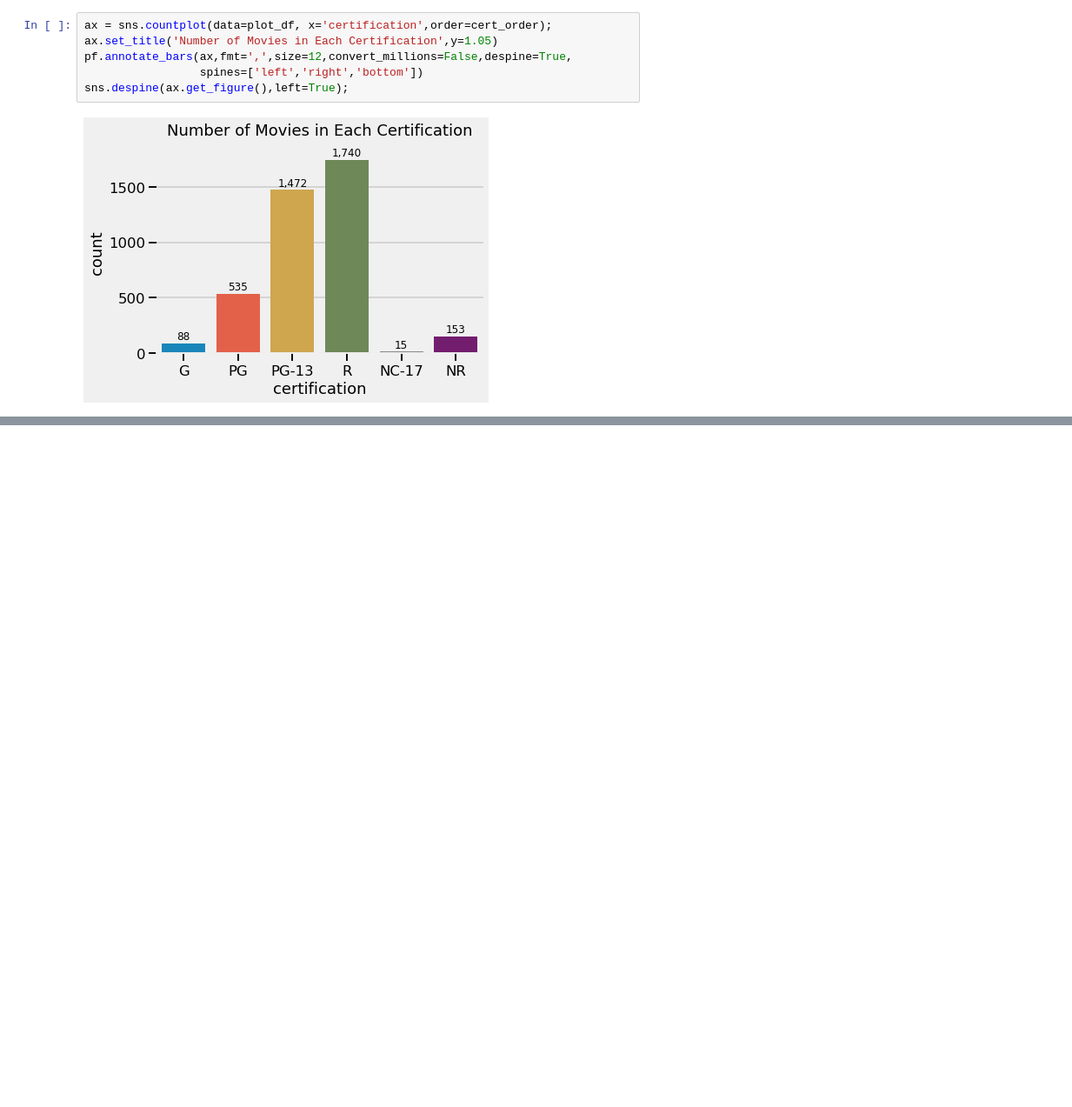
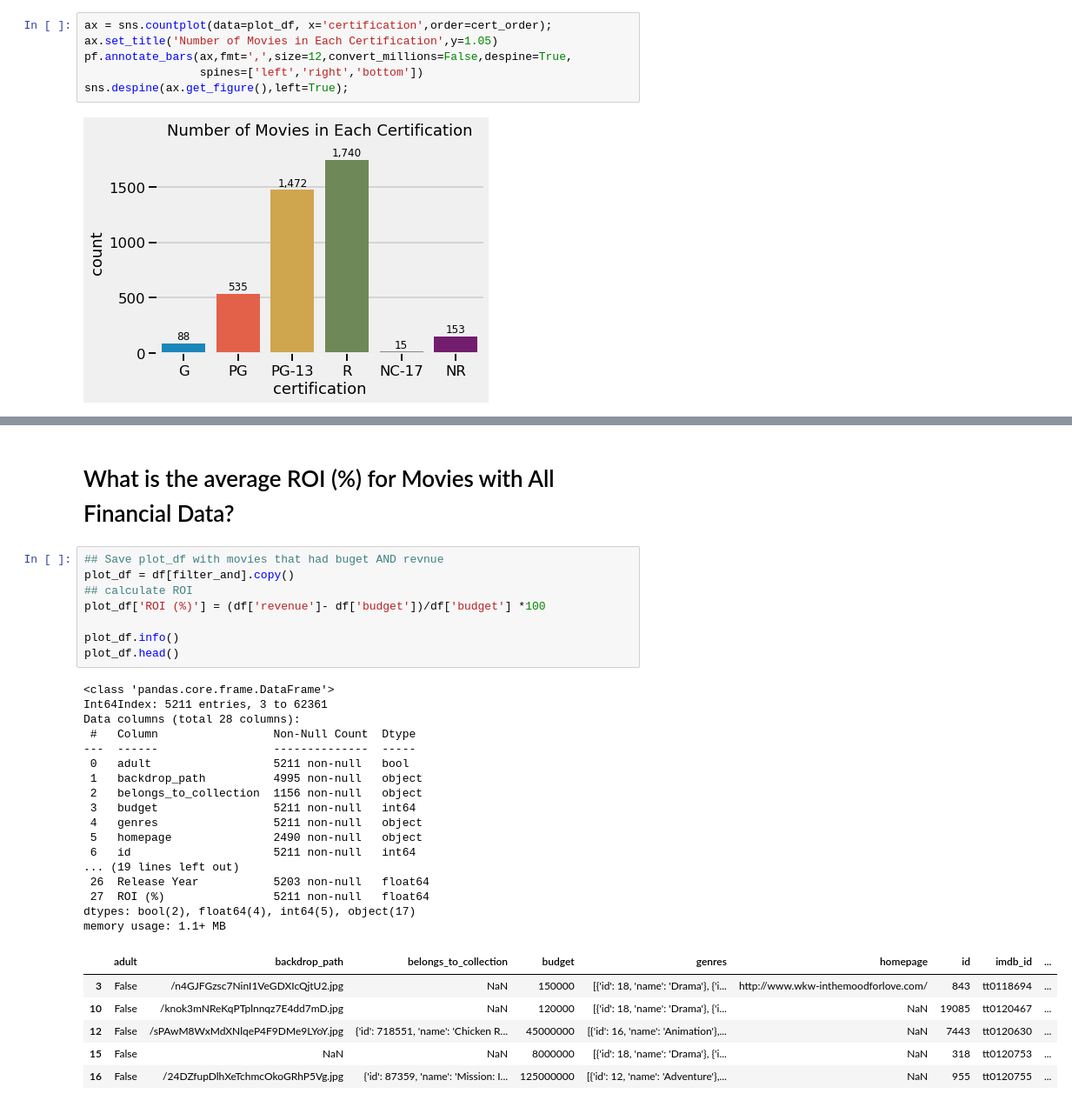
Before and after one commit to cole-beach/What-Makes-A-Movie-Successful, a Jupyter notebook: What Makes a Movie Successful - Part 02B - EDA Overview.ipynb, the cells around one changed output, grey strips where cells are left out. Shown at 87% size. Cells and saved outputs as stored; diff of their text form; blank space fills up the shorter version.

```diff
--- a/What Makes a Movie Successful - Part 02B - EDA Overview.ipynb
+++ b/What Makes a Movie Successful - Part 02B - EDA Overview.ipynb
@@ -319,0 +340,34 @@ sns.despine(ax.get_figure(),left=True);
+# %% [markdown]
+# What is the average ROI (%) for Movies with All Financial Data?
+# %%
+## Save plot_df with movies that had buget AND revnue
+plot_df = df[filter_and].copy()
+## calculate ROI
+plot_df['ROI (%)'] = (df['revenue']- df['budget'])/df['budget'] *100
+
+plot_df.info()
+plot_df.head()
+# %% [output]
+<class 'pandas.core.frame.DataFrame'>
+Int64Index: 5211 entries, 3 to 62361
+Data columns (total 28 columns):
+ #   Column                 Non-Null Count  Dtype
+---  ------                 --------------  -----
+ 0   adult                  5211 non-null   bool
+ 1   backdrop_path          4995 non-null   object
+ 2   belongs_to_collection  1156 non-null   object
+ 3   budget                 5211 non-null   int64
+ 4   genres                 5211 non-null   object
+ 5   homepage               2490 non-null   object
+ 6   id                     5211 non-null   int64
+... (19 lines left out)
+ 26  Release Year           5203 non-null   float64
+ 27  ROI (%)                5211 non-null   float64
+dtypes: bool(2), float64(4), int64(5), object(17)
+memory usage: 1.1+ MB
+|  | adult | backdrop_path | belongs_to_collection | budget | genres | homepage | id | imdb_id | ... |
+| 3 | False | /n4GJFGzsc7NinI1VeGDXIcQjtU2.jpg | NaN | 150000 | [{'id': 18, 'name': 'Drama'}, {'i... | http://www.wkw-inthemoodforlove.com/ | 843 | tt0118694 | ... |
+| 10 | False | /knok3mNReKqPTplnnqz7E4dd7mD.jpg | NaN | 120000 | [{'id': 18, 'name': 'Drama'}, {'i... | NaN | 19085 | tt0120467 | ... |
+| 12 | False | /sPAwM8WxMdXNlqeP4F9DMe9LYoY.jpg | {'id': 718551, 'name': 'Chicken R... | 45000000 | [{'id': 16, 'name': 'Animation'},... | NaN | 7443 | tt0120630 | ... |
+| 15 | False | NaN | NaN | 8000000 | [{'id': 18, 'name': 'Drama'}, {'i... | NaN | 318 | tt0120753 | ... |
+| 16 | False | /24DZfupDlhXeTchmcOkoGRhP5Vg.jpg | {'id': 87359, 'name': 'Mission: I... | 125000000 | [{'id': 12, 'name': 'Adventure'},... | NaN | 955 | tt0120755 | ... |
```
Also changed, not shown: parts of 6 cells of this notebook.
